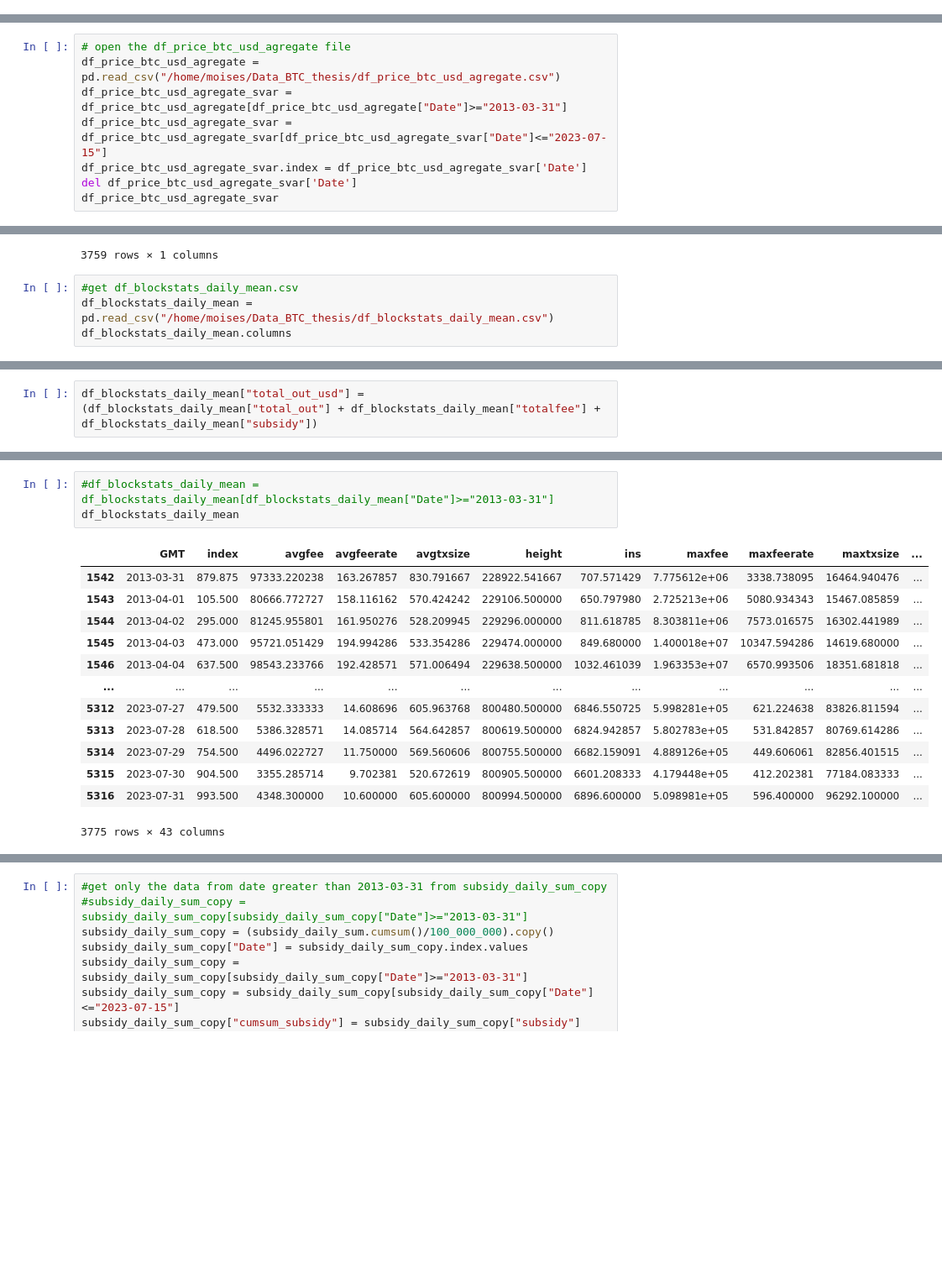
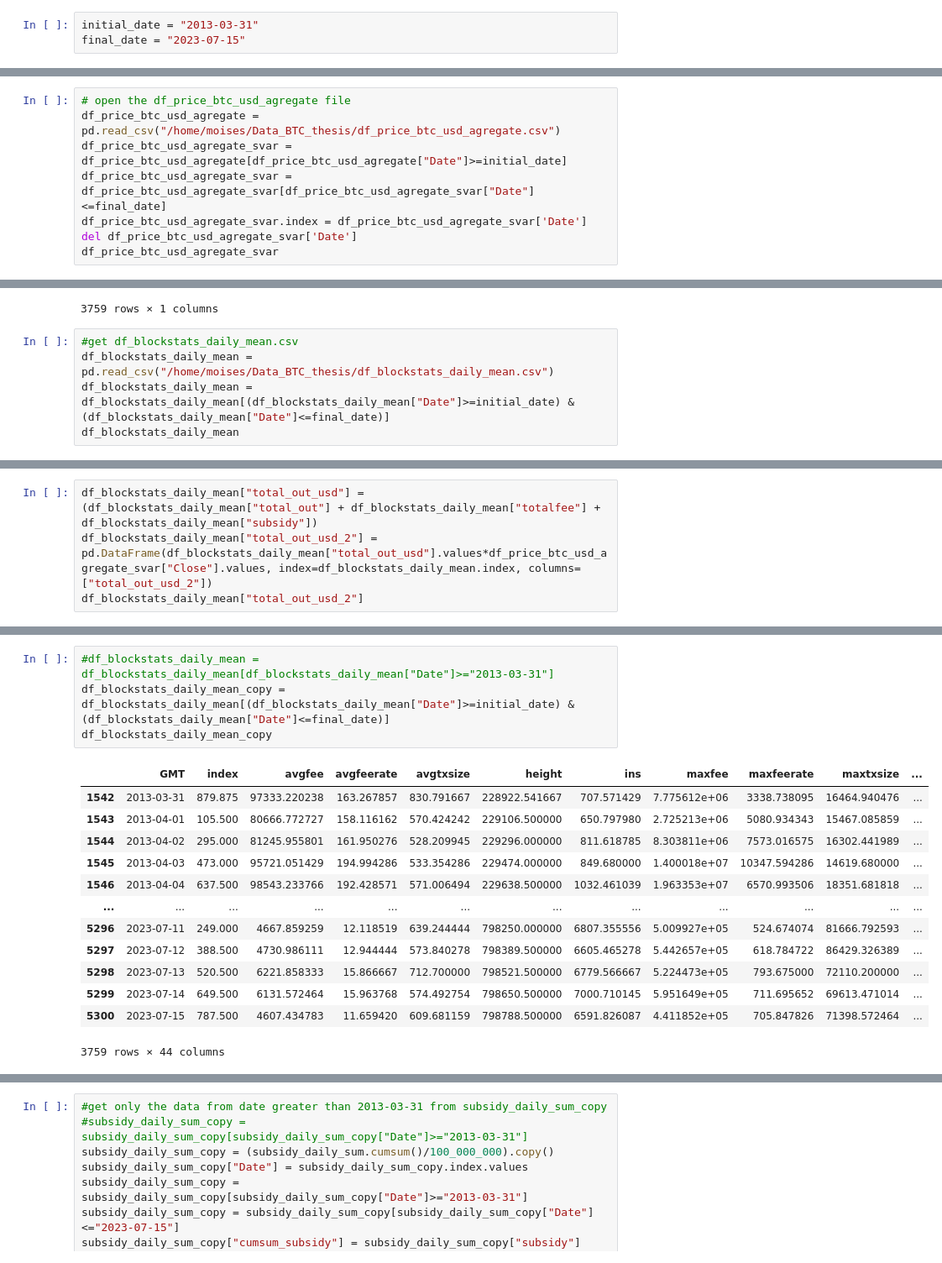
Before and after one commit to Moises-mfg/Analise-exploratoria-blockchain-Bitcoin, a Jupyter notebook: svar_bitcoin.ipynb, the cells around one changed output, grey strips where cells are left out. Shown at 84% size. Saved outputs shown, nothing was run; the diff lists cells and outputs as text; blank space fills up the shorter version.

Commit message:
svar

```diff
--- a/svar_bitcoin.ipynb
+++ b/svar_bitcoin.ipynb
@@ -10,6 +10,9 @@ import time
 import calendar
 from datetime import datetime, date, timedelta
 import pickle
+# %%
+initial_date = "2013-03-31"
+final_date = "2023-07-15"
 # %%
 #open the df_bitfinex_volume.csv file
 df_bitfinex_volume = pd.read_csv("df_bitfinex_volume.csv")
@@ -34,8 +37,8 @@ df_bitfinex_volume
 # %%
 # open the df_price_btc_usd_agregate file
 df_price_btc_usd_agregate = pd.read_csv("/home/moises/Data_BTC_thesis/df_price_btc_usd_agregate.csv")
-df_price_btc_usd_agregate_svar = df_price_btc_usd_agregate[df_price_btc_usd_agregate["Date"]>="2013-03-31"]
-df_price_btc_usd_agregate_svar = df_price_btc_usd_agregate_svar[df_price_btc_usd_agregate_svar["Date"]<="2023-07-15"]
+df_price_btc_usd_agregate_svar = df_price_btc_usd_agregate[df_price_btc_usd_agregate["Date"]>=initial_date]
+df_price_btc_usd_agregate_svar = df_price_btc_usd_agregate_svar[df_price_btc_usd_agregate_svar["Date"]<=final_date]
 df_price_btc_usd_agregate_svar.index = df_price_btc_usd_agregate_svar['Date']
 del df_price_btc_usd_agregate_svar['Date']
 df_price_btc_usd_agregate_svar
@@ -57,5 +60,6 @@ df_price_btc_usd_agregate_svar
 # %%
 #get df_blockstats_daily_mean.csv
 df_blockstats_daily_mean = pd.read_csv("/home/moises/Data_BTC_thesis/df_blockstats_daily_mean.csv")
-df_blockstats_daily_mean.columns
+df_blockstats_daily_mean = df_blockstats_daily_mean[(df_blockstats_daily_mean["Date"]>=initial_date) & (df_blockstats_daily_mean["Date"]<=final_date)]
+df_blockstats_daily_mean
 # %% [output]
@@ -72,2 +79,4 @@ Index(['GMT', 'index', 'avgfee', 'avgfeerate', 'avgtxsize', 'height', 'ins',
 # %%
 df_blockstats_daily_mean["total_out_usd"] =(df_blockstats_daily_mean["total_out"] + df_blockstats_daily_mean["totalfee"] + df_blockstats_daily_mean["subsidy"])
+df_blockstats_daily_mean["total_out_usd_2"] = pd.DataFrame(df_blockstats_daily_mean["total_out_usd"].values*df_price_btc_usd_agregate_svar["Close"].values, index=df_blockstats_daily_mean.index, columns=["total_out_usd_2"])
+df_blockstats_daily_mean["total_out_usd_2"]
@@ -74,20 +96,21 @@ df_blockstats_daily_mean["total_out_usd"] =(df_blockstats_daily_mean["total_out"
 # %%
 #df_blockstats_daily_mean = df_blockstats_daily_mean[df_blockstats_daily_mean["Date"]>="2013-03-31"]
-df_blockstats_daily_mean
+df_blockstats_daily_mean_copy = df_blockstats_daily_mean[(df_blockstats_daily_mean["Date"]>=initial_date) & (df_blockstats_daily_mean["Date"]<=final_date)]
+df_blockstats_daily_mean_copy
 # %% [output]
 |  | GMT | index | avgfee | avgfeerate | avgtxsize | height | ins | maxfee | maxfeerate | maxtxsize | ... |
 | 1542 | 2013-03-31 | 879.875 | 97333.220238 | 163.267857 | 830.791667 | 228922.541667 | 707.571429 | 7.775612e+06 | 3338.738095 | 16464.940476 | ... |
 | 1543 | 2013-04-01 | 105.500 | 80666.772727 | 158.116162 | 570.424242 | 229106.500000 | 650.797980 | 2.725213e+06 | 5080.934343 | 15467.085859 | ... |
 | 1544 | 2013-04-02 | 295.000 | 81245.955801 | 161.950276 | 528.209945 | 229296.000000 | 811.618785 | 8.303811e+06 | 7573.016575 | 16302.441989 | ... |
 | 1545 | 2013-04-03 | 473.000 | 95721.051429 | 194.994286 | 533.354286 | 229474.000000 | 849.680000 | 1.400018e+07 | 10347.594286 | 14619.680000 | ... |
 | 1546 | 2013-04-04 | 637.500 | 98543.233766 | 192.428571 | 571.006494 | 229638.500000 | 1032.461039 | 1.963353e+07 | 6570.993506 | 18351.681818 | ... |
 | ... | ... | ... | ... | ... | ... | ... | ... | ... | ... | ... | ... |
-| 5312 | 2023-07-27 | 479.500 | 5532.333333 | 14.608696 | 605.963768 | 800480.500000 | 6846.550725 | 5.998281e+05 | 621.224638 | 83826.811594 | ... |
-| 5313 | 2023-07-28 | 618.500 | 5386.328571 | 14.085714 | 564.642857 | 800619.500000 | 6824.942857 | 5.802783e+05 | 531.842857 | 80769.614286 | ... |
-| 5314 | 2023-07-29 | 754.500 | 4496.022727 | 11.750000 | 569.560606 | 800755.500000 | 6682.159091 | 4.889126e+05 | 449.606061 | 82856.401515 | ... |
-| 5315 | 2023-07-30 | 904.500 | 3355.285714 | 9.702381 | 520.672619 | 800905.500000 | 6601.208333 | 4.179448e+05 | 412.202381 | 77184.083333 | ... |
-| 5316 | 2023-07-31 | 993.500 | 4348.300000 | 10.600000 | 605.600000 | 800994.500000 | 6896.600000 | 5.098981e+05 | 596.400000 | 96292.100000 | ... |
+| 5296 | 2023-07-11 | 249.000 | 4667.859259 | 12.118519 | 639.244444 | 798250.000000 | 6807.355556 | 5.009927e+05 | 524.674074 | 81666.792593 | ... |
+| 5297 | 2023-07-12 | 388.500 | 4730.986111 | 12.944444 | 573.840278 | 798389.500000 | 6605.465278 | 5.442657e+05 | 618.784722 | 86429.326389 | ... |
+| 5298 | 2023-07-13 | 520.500 | 6221.858333 | 15.866667 | 712.700000 | 798521.500000 | 6779.566667 | 5.224473e+05 | 793.675000 | 72110.200000 | ... |
+| 5299 | 2023-07-14 | 649.500 | 6131.572464 | 15.963768 | 574.492754 | 798650.500000 | 7000.710145 | 5.951649e+05 | 711.695652 | 69613.471014 | ... |
+| 5300 | 2023-07-15 | 787.500 | 4607.434783 | 11.659420 | 609.681159 | 798788.500000 | 6591.826087 | 4.411852e+05 | 705.847826 | 71398.572464 | ... |
-3775 rows × 43 columns
+3759 rows × 44 columns
 # %%
 #read the bitcoin_blockchain.db
 import sqlite3
```
Also changed, not shown: parts of 11 cells of this notebook.
